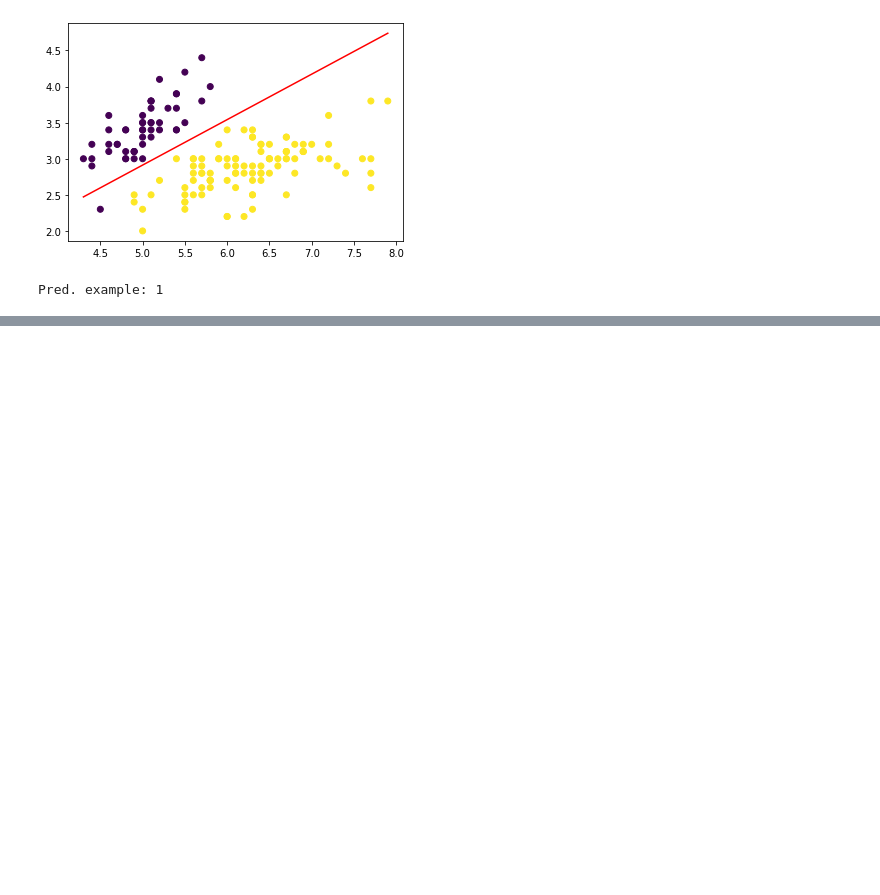
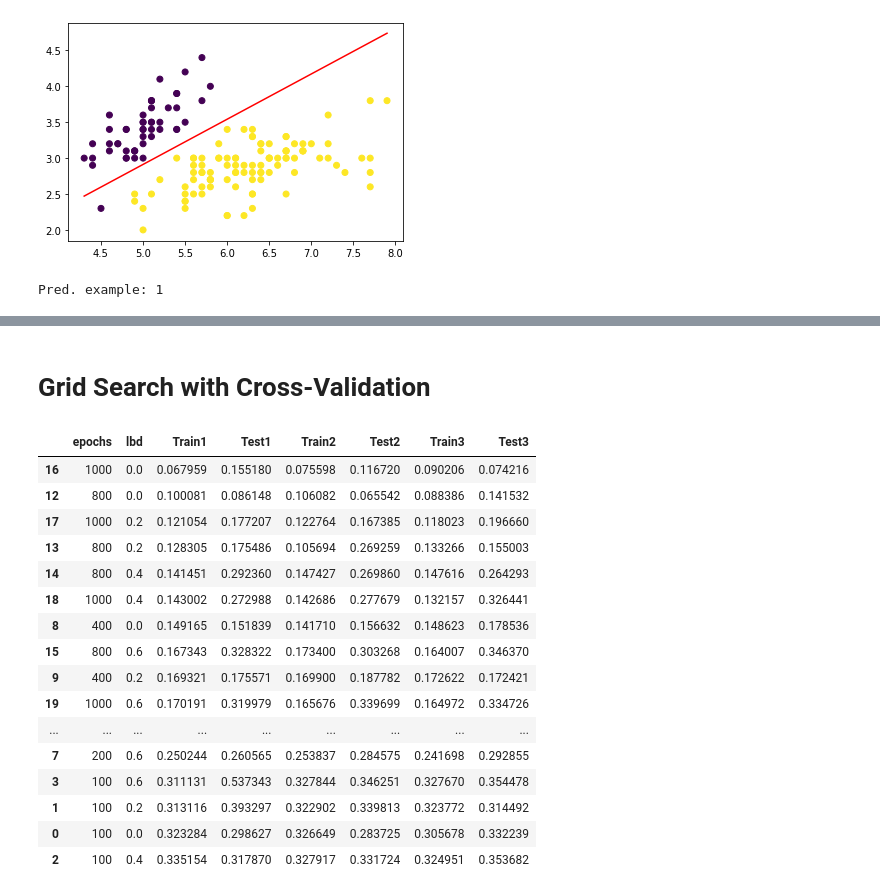
Before and after one commit to SaraBoaventura/si, a Jupyter notebook: scripts/eval2.ipynb, the cells around one changed output, grey strips where cells are left out. Cells and saved outputs as stored; diff of their text form; code cells hidden in the pictures; blank space fills up the shorter version.

```diff
--- a/scripts/eval2.ipynb
+++ b/scripts/eval2.ipynb
@@ -166,0 +183,5 @@ Pred. example: 1
+# %%
+logreg = LogisticRegressionReg(epochs=500, lbd=0.5)
+cv = CrossValidation(logreg, dataset, cv=4)
+cv.run()
+cv.toDataframe()
@@ -166,0 +194,2 @@ Pred. example: 1
+# %% [markdown]
+# Grid Search with Cross-Validation
@@ -166,0 +198,25 @@ Pred. example: 1
+# %%
+parameters ={'epochs':[100,200,400,800,1000],'lbd':[0,0.2,0.4,0.6]}
+gs = GridSearchCV(logreg, dataset, parameters, cv=3, split=0.8)
+gs.run()
+df = gs.toDataframe()
+# %%
+df.sort_values(by=['Train1','Test1'])
+# %% [output]
+|  | epochs | lbd | Train1 | Test1 | Train2 | Test2 | Train3 | Test3 |
+| 16 | 1000 | 0.0 | 0.067959 | 0.155180 | 0.075598 | 0.116720 | 0.090206 | 0.074216 |
+| 12 | 800 | 0.0 | 0.100081 | 0.086148 | 0.106082 | 0.065542 | 0.088386 | 0.141532 |
+| 17 | 1000 | 0.2 | 0.121054 | 0.177207 | 0.122764 | 0.167385 | 0.118023 | 0.196660 |
+| 13 | 800 | 0.2 | 0.128305 | 0.175486 | 0.105694 | 0.269259 | 0.133266 | 0.155003 |
+| 14 | 800 | 0.4 | 0.141451 | 0.292360 | 0.147427 | 0.269860 | 0.147616 | 0.264293 |
+| 18 | 1000 | 0.4 | 0.143002 | 0.272988 | 0.142686 | 0.277679 | 0.132157 | 0.326441 |
+| 8 | 400 | 0.0 | 0.149165 | 0.151839 | 0.141710 | 0.156632 | 0.148623 | 0.178536 |
+| 15 | 800 | 0.6 | 0.167343 | 0.328322 | 0.173400 | 0.303268 | 0.164007 | 0.346370 |
+| 9 | 400 | 0.2 | 0.169321 | 0.175571 | 0.169900 | 0.187782 | 0.172622 | 0.172421 |
+| 19 | 1000 | 0.6 | 0.170191 | 0.319979 | 0.165676 | 0.339699 | 0.164972 | 0.334726 |
+| ... | ... | ... | ... | ... | ... | ... | ... | ... |
+| 7 | 200 | 0.6 | 0.250244 | 0.260565 | 0.253837 | 0.284575 | 0.241698 | 0.292855 |
+| 3 | 100 | 0.6 | 0.311131 | 0.537343 | 0.327844 | 0.346251 | 0.327670 | 0.354478 |
+| 1 | 100 | 0.2 | 0.313116 | 0.393297 | 0.322902 | 0.339813 | 0.323772 | 0.314492 |
+| 0 | 100 | 0.0 | 0.323284 | 0.298627 | 0.326649 | 0.283725 | 0.305678 | 0.332239 |
+| 2 | 100 | 0.4 | 0.335154 | 0.317870 | 0.327917 | 0.331724 | 0.324951 | 0.353682 |
```
Also changed, not shown: parts of 22 cells of this notebook, 18 other files.
